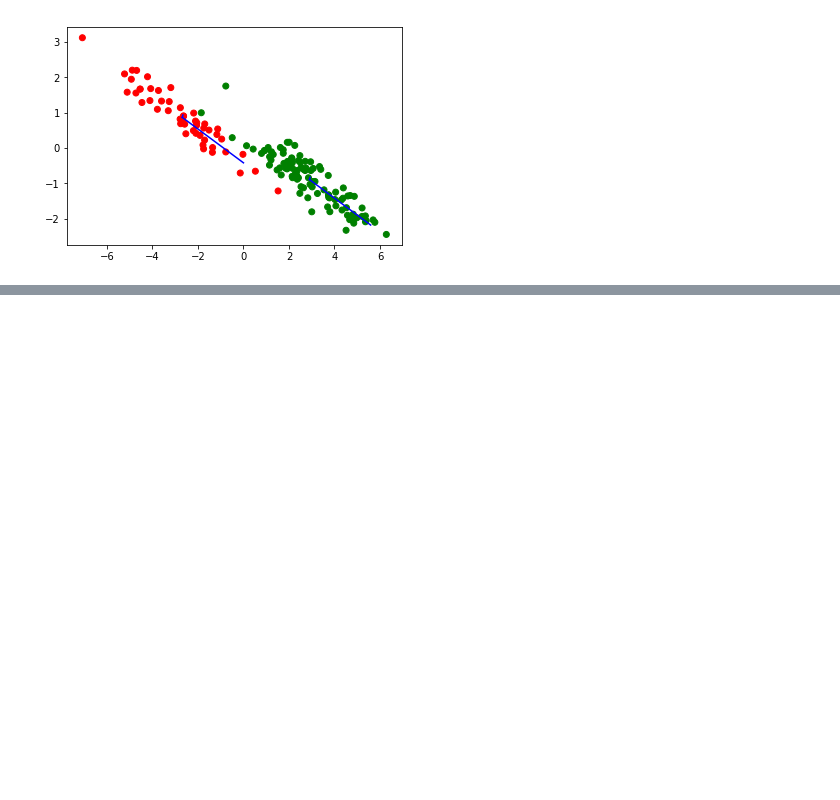
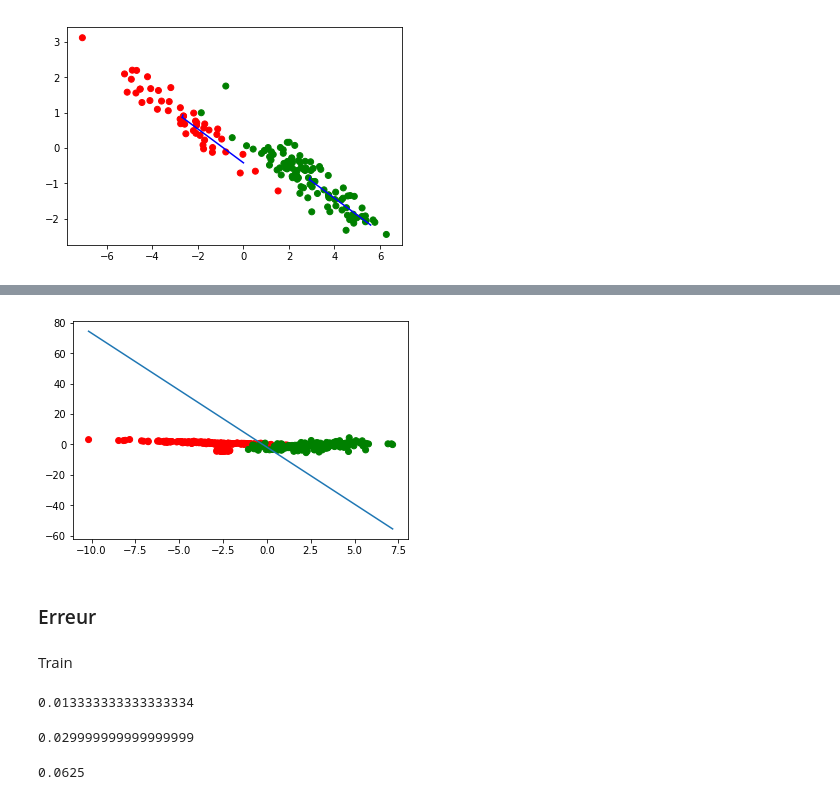
Before and after one commit to YoucefZemmouri/Graphical_Model_HMK1, a Jupyter notebook: Generative_Model_LDA.ipynb, the cells around one changed output, grey strips where cells are left out. Saved outputs shown, nothing was run; the diff lists cells and outputs as text; code cells hidden in the pictures; blank space fills up the shorter version.

```diff
--- a/Generative_Model_LDA.ipynb
+++ b/Generative_Model_LDA.ipynb
@@ -67,0 +113,20 @@ plt.show()
+# %%
+visualize(C_train, w_C, b_C)
+# %% [output]
+[figure, added]
+# %% [markdown]
+### Erreur
+# %% [markdown]
+Train
+# %%
+((A_train[["X1","X2"]].dot(w_A) + b_A > 0) != A_train.Y).mean()
+# %% [output]
+0.013333333333333334
+# %%
+((B_train[["X1","X2"]].dot(w_B) + b_B > 0) != B_train.Y).mean()
+# %% [output]
+0.029999999999999999
+# %%
+((C_train[["X1","X2"]].dot(w_C) + b_C > 0) != C_train.Y).mean()
+# %% [output]
+0.0625
```
Also changed, not shown: parts of 30 cells of this notebook, 2 other files.
